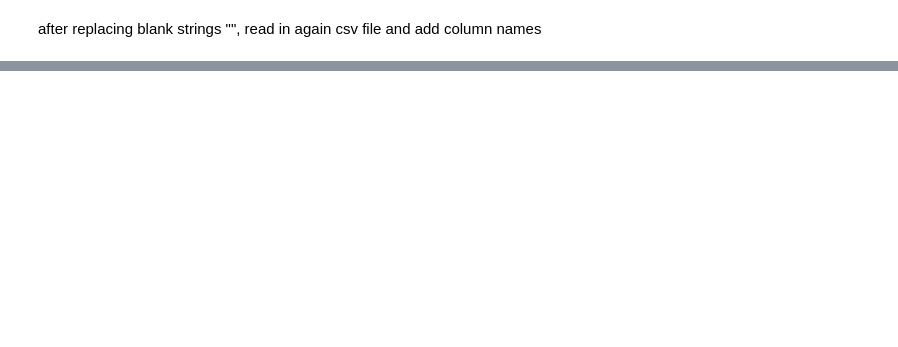
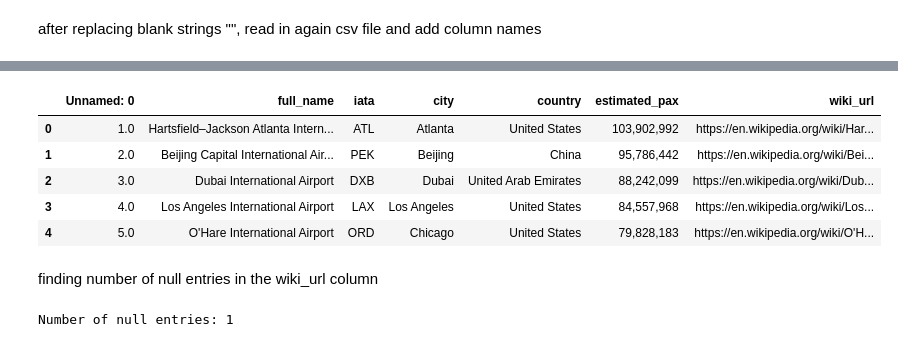
Before and after one commit to maxjing97/flight-routes-analysis, a Jupyter notebook: backend/dataset_preparation/1_getting_airport_data.ipynb, the cells around one changed output, grey strips where cells are left out. Cells and saved outputs as stored; diff of their text form; code cells hidden in the pictures; blank space fills up the shorter version.

```diff
--- a/backend/dataset_preparation/1_getting_airport_data.ipynb
+++ b/backend/dataset_preparation/1_getting_airport_data.ipynb
@@ -56,0 +89,26 @@ after replacing blank strings "", read in again csv file and add column names
+# %%
+#testing a function
+def get_wikipedia_url_from_iata(iata_code):
+    """Search Wikipedia using IATA code and return the best-matching article title."""
+    search_url = "https://en.wikipedia.org/w/api.php"
+    params = {
+        "action": "query",
+        "list": "search",
+        "srsearch": f"{iata_code} airport",
+        "format": "json"
+    }
+
+    response = requests.get(search_url, params=params)
+    data = response.json()
+    try:
+        raw_name = data['query']['search'][0]['title']
+        raw_name = raw_name.replace(" ", "_") #replace the raw name spaces with _
+
+        return "https://en.wikipedia.org/wiki/"+raw_name #format for english wiki
+    except (KeyError, IndexError):
+        return None
+
+get_wikipedia_url_from_iata("LGA")
+get_wikipedia_url_from_iata("DFW")
+get_wikipedia_url_from_iata("LAX")
+get_wikipedia_url_from_iata("SFO")
@@ -56,0 +119,12 @@ after replacing blank strings "", read in again csv file and add column names
+# %%
+data = pd.read_csv("./data/top_airports_basic_data.csv")
+# %%
+data["wiki_url"] =None #add column
+for index, row in data.iterrows():
+    try:
+        print("current index:", index)
+        iata = row["iata"]
+        url = get_wikipedia_url_from_iata(iata)
+        data["wiki_url"][index] = url
+    except:
+        data["wiki_url"][index] = None
@@ -56,0 +163,15 @@ after replacing blank strings "", read in again csv file and add column names
+# %%
+data.head()
+# %% [output]
+|  | Unnamed: 0 | full_name | iata | city | country | estimated_pax | wiki_url |
+| 0 | 1.0 | Hartsfield–Jackson Atlanta Intern... | ATL | Atlanta | United States | 103,902,992 | https://en.wikipedia.org/wiki/Har... |
+| 1 | 2.0 | Beijing Capital International Air... | PEK | Beijing | China | 95,786,442 | https://en.wikipedia.org/wiki/Bei... |
+| 2 | 3.0 | Dubai International Airport | DXB | Dubai | United Arab Emirates | 88,242,099 | https://en.wikipedia.org/wiki/Dub... |
+| 3 | 4.0 | Los Angeles International Airport | LAX | Los Angeles | United States | 84,557,968 | https://en.wikipedia.org/wiki/Los... |
+| 4 | 5.0 | O'Hare International Airport | ORD | Chicago | United States | 79,828,183 | https://en.wikipedia.org/wiki/O'H... |
+# %% [markdown]
+finding number of null entries in the wiki_url column
+# %%
+print(f"Number of null entries: {data['wiki_url'].isnull().sum()}")
+# %% [output]
+Number of null entries: 1
```
Also changed, not shown: parts of 16 cells of this notebook.
